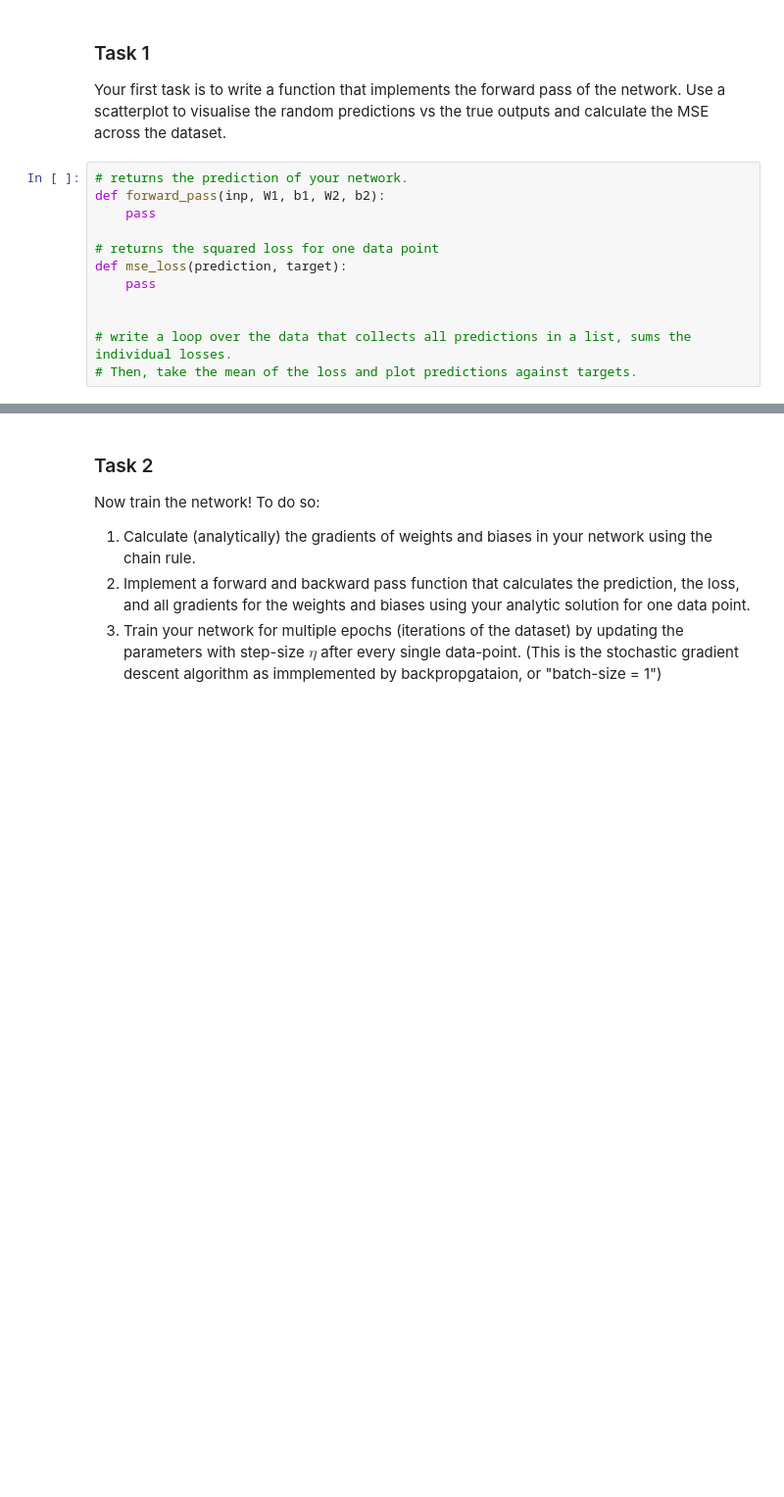
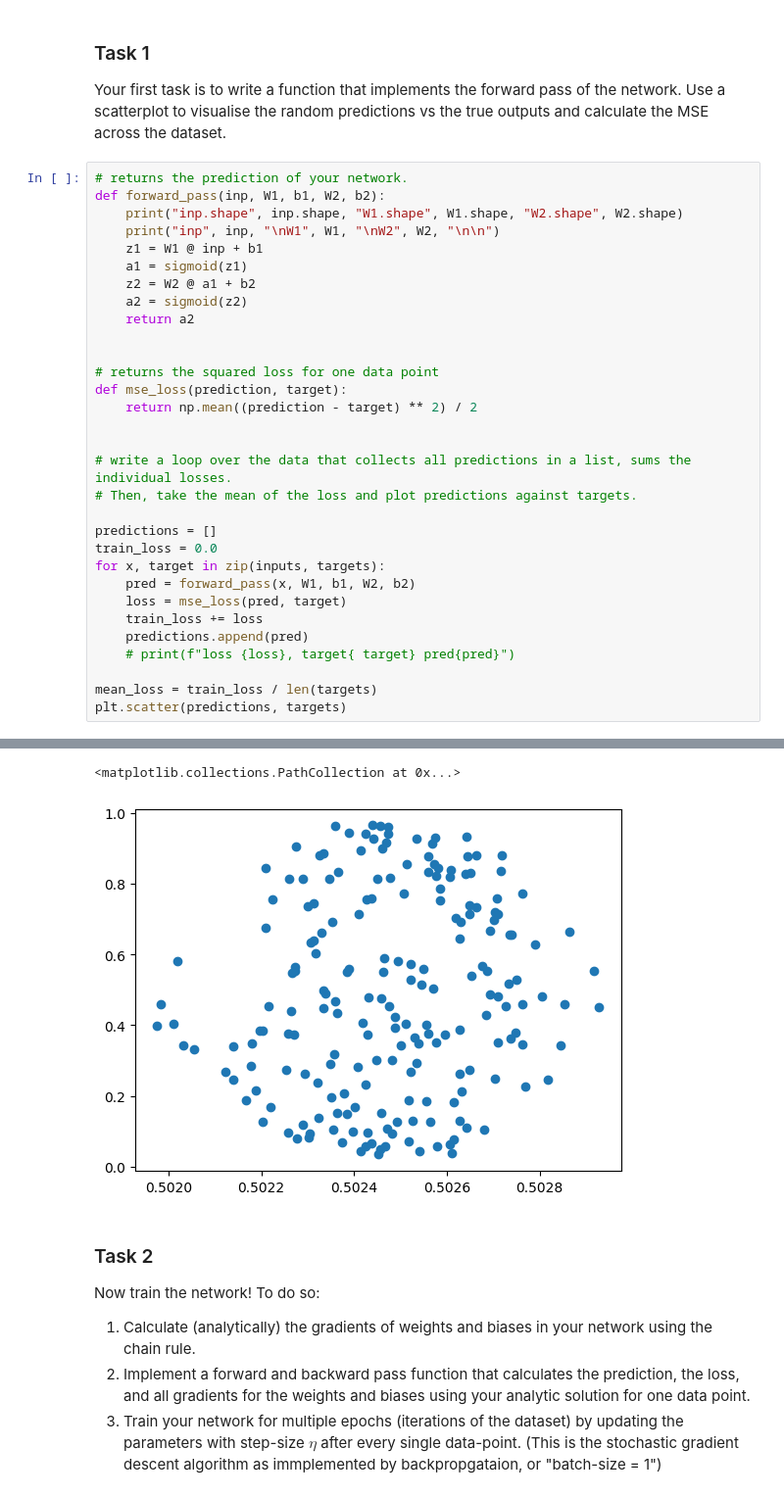
Before and after one commit to saurluca/nip, a Jupyter notebook: lab-06/lab06_mlp.ipynb, the cells around one changed output, grey strips where cells are left out. Shown at 98% size. Saved outputs shown, nothing was run; the diff lists cells and outputs as text; blank space fills up the shorter version.

```diff
--- a/lab-06/lab06_mlp.ipynb
+++ b/lab-06/lab06_mlp.ipynb
@@ -78,12 +86,32 @@ Use a scatterplot to visualise the random predictions vs the true outputs and ca
 # %%
 # returns the prediction of your network.
 def forward_pass(inp, W1, b1, W2, b2):
-    pass
+    print("inp.shape", inp.shape, "W1.shape", W1.shape, "W2.shape", W2.shape)
+    print("inp", inp, "\nW1", W1, "\nW2", W2, "\n\n")
+    z1 = W1 @ inp + b1
+    a1 = sigmoid(z1)
+    z2 = W2 @ a1 + b2
+    a2 = sigmoid(z2)
+    return a2
+
 
 # returns the squared loss for one data point
 def mse_loss(prediction, target):
-    pass
+    return np.mean((prediction - target) ** 2) / 2
 
 
 # write a loop over the data that collects all predictions in a list, sums the individual losses.
 # Then, take the mean of the loss and plot predictions against targets.
+
+predictions = []
+train_loss = 0.0
+for x, target in zip(inputs, targets):
+    pred = forward_pass(x, W1, b1, W2, b2)
+    loss = mse_loss(pred, target)
+    train_loss += loss
+    predictions.append(pred)
+    # print(f"loss {loss}, target{ target} pred{pred}")
+
+mean_loss = train_loss / len(targets)
+plt.scatter(predictions, targets)
+# %% [output]
@@ -90,3 +135,5 @@ def mse_loss(prediction, target):
+<matplotlib.collections.PathCollection at 0x...>
+[figure, added]
 # %% [markdown]
 ### Task 2
 
```
Also changed, not shown: parts of 8 cells of this notebook, 5 other files.
